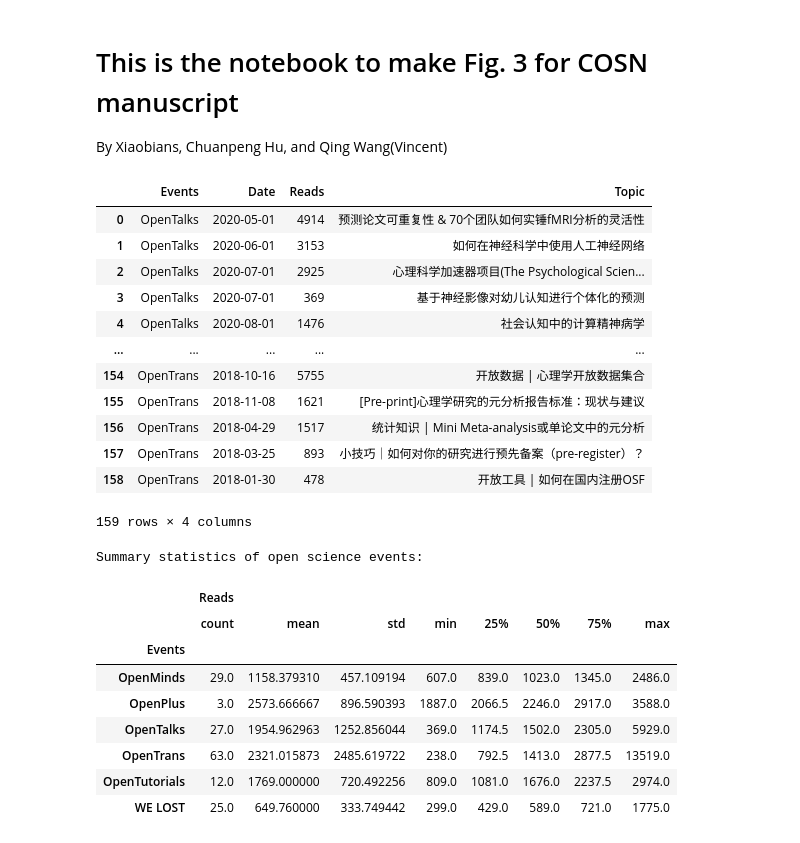
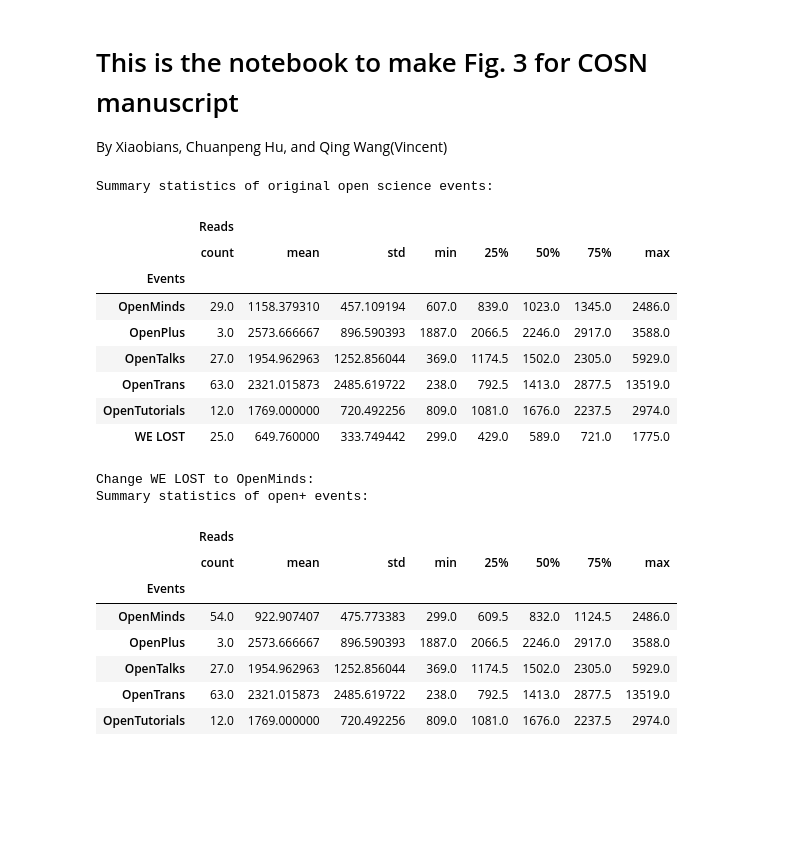
Before and after one commit to Chinese-Open-Science-Network/COSN_Manuscript, a Jupyter notebook: notebooks/cosn_fig3.ipynb, the cells around one changed output. Cells and saved outputs as stored; diff of their text form; code cells hidden in the pictures; blank space fills up the shorter version.

```diff
--- a/notebooks/cosn_fig3.ipynb
+++ b/notebooks/cosn_fig3.ipynb
@@ -11,58 +11,70 @@ import pandas as pd
 import numpy as np
 import seaborn as sns
 import matplotlib.pyplot as plt
+from datetime import datetime
 
 # Read data
 data_dir = Path(proj_path_str) / 'data'
 fig_dir = Path(proj_path_str) / 'figs'
 
 data_tab_file  = data_dir / 'cosn_events.csv'
 data_df = pd.read_csv(data_tab_file, sep=',', header=0, index_col=None)
 
 # format time string
 def date2x(df, event_, MODE):
-    from datetime import datetime
     same_df = df[df['Events']!=event_].copy()
     tmp_df  = df[df['Events']==event_].copy()
     if MODE=='y-m':
         tmp_df['Date'] = [datetime.strptime(x.strip(' '), '%m/%d/%Y').strftime("%Y-%m") for x in tmp_df['Date']]
     elif MODE=='y.m':
-        same_df['Date'] = [datetime.strptime(x.strip(' '), '%Y-%m').strftime("%Y.%m") for x in same_df['Date']]
+        same_df['Date'] = [datetimedatetime.strptime(x.strip(' '), '%Y-%m').strftime("%Y.%m") for x in same_df['Date']]
         tmp_df['Date']  = [datetime.strptime(x.strip(' '), '%m/%d/%Y').strftime("%Y.%m") for x in tmp_df['Date']]
     elif MODE=='DateTime':
         same_df['Date'] = [datetime.strptime(x.strip(' '), '%Y-%m') for x in same_df['Date']]
         tmp_df['Date']  = [datetime.strptime(x.strip(' '), '%m/%d/%Y') for x in tmp_df['Date']]
     else:
         print("Nothing done...")
         return df
     return pd.concat([same_df, tmp_df])
 
 data_df=date2x(data_df, 'OpenTrans', 'DateTime')
-display(data_df)
-print('Summary statistics of open science events:')
-data_df.groupby('Events').describe()
+raw_df = data_df.copy()
+print('Summary statistics of original open science events:')
+display(raw_df.groupby('Events').describe())
+#
+print('\nChange WE LOST to OpenMinds:')
+data_df.loc[:,'Events'] = [ 'OpenMinds' if x =='WE LOST' else x for x in data_df.Events]
+print('Summary statistics of open+ events:')
+display(data_df.groupby('Events').describe())
+data_df['Ref']=data_df['Topic']
+
+events_list = ['OpenTrans', 'OpenTalks', 'OpenTutorials', 'OpenMinds', 'OpenPlus']
+ref_list    = ['Open face stimulus and tool collections', 'Sam Gershman, Advices for young investigators', 'E.-J. (Eric-Jan) Wagenmakers, Bayes Factor', 'Zhuoyi Fan, Classical statistics: p-value, CI and power', 'Christmas special event: Merry Industry']
+
+
+for event_str in events_list:
+    index_ref=events_list.index(event_str)
+    max_indx = data_df[data_df['Events']==event_str]['Reads'].idxmax()
+    data_df.iloc[max_indx, 4]= ref_list[index_ref]
 # %% [output]
+Summary statistics of original open science events:
-|  | Events | Date | Reads | Topic |
-| 0 | OpenTalks | 2020-05-01 | 4914 | 预测论文可重复性 & 70个团队如何实锤fMRI分析的灵活性 |
-| 1 | OpenTalks | 2020-06-01 | 3153 | 如何在神经科学中使用人工神经网络 |
-| 2 | OpenTalks | 2020-07-01 | 2925 | 心理科学加速器项目(The Psychological Scien... |
-| 3 | OpenTalks | 2020-07-01 | 369 | 基于神经影像对幼儿认知进行个体化的预测 |
-| 4 | OpenTalks | 2020-08-01 | 1476 | 社会认知中的计算精神病学 |
-| ... | ... | ... | ... | ... |
-| 154 | OpenTrans | 2018-10-16 | 5755 | 开放数据 | 心理学开放数据集合 |
-| 155 | OpenTrans | 2018-11-08 | 1621 | [Pre-print]心理学研究的元分析报告标准：现状与建议 |
-| 156 | OpenTrans | 2018-04-29 | 1517 | 统计知识 | Mini Meta-analysis或单论文中的元分析 |
-| 157 | OpenTrans | 2018-03-25 | 893 | 小技巧｜如何对你的研究进行预先备案（pre-register）？ |
-| 158 | OpenTrans | 2018-01-30 | 478 | 开放工具 | 如何在国内注册OSF |
+|  | Reads |  |  |  |  |  |  |  |
+|  | count | mean | std | min | 25% | 50% | 75% | max |
+| Events |  |  |  |  |  |  |  |  |
+| OpenMinds | 29.0 | 1158.379310 | 457.109194 | 607.0 | 839.0 | 1023.0 | 1345.0 | 2486.0 |
+| OpenPlus | 3.0 | 2573.666667 | 896.590393 | 1887.0 | 2066.5 | 2246.0 | 2917.0 | 3588.0 |
+| OpenTalks | 27.0 | 1954.962963 | 1252.856044 | 369.0 | 1174.5 | 1502.0 | 2305.0 | 5929.0 |
+| OpenTrans | 63.0 | 2321.015873 | 2485.619722 | 238.0 | 792.5 | 1413.0 | 2877.5 | 13519.0 |
+| OpenTutorials | 12.0 | 1769.000000 | 720.492256 | 809.0 | 1081.0 | 1676.0 | 2237.5 | 2974.0 |
+| WE LOST | 25.0 | 649.760000 | 333.749442 | 299.0 | 429.0 | 589.0 | 721.0 | 1775.0 |
-159 rows × 4 columns
-Summary statistics of open science events:
+Change WE LOST to OpenMinds:
+Summary statistics of open+ events:
 |  | Reads |  |  |  |  |  |  |  |
 |  | count | mean | std | min | 25% | 50% | 75% | max |
 | Events |  |  |  |  |  |  |  |  |
-| OpenMinds | 29.0 | 1158.379310 | 457.109194 | 607.0 | 839.0 | 1023.0 | 1345.0 | 2486.0 |
+| OpenMinds | 54.0 | 922.907407 | 475.773383 | 299.0 | 609.5 | 832.0 | 1124.5 | 2486.0 |
 | OpenPlus | 3.0 | 2573.666667 | 896.590393 | 1887.0 | 2066.5 | 2246.0 | 2917.0 | 3588.0 |
 | OpenTalks | 27.0 | 1954.962963 | 1252.856044 | 369.0 | 1174.5 | 1502.0 | 2305.0 | 5929.0 |
 | OpenTrans | 63.0 | 2321.015873 | 2485.619722 | 238.0 | 792.5 | 1413.0 | 2877.5 | 13519.0 |
 | OpenTutorials | 12.0 | 1769.000000 | 720.492256 | 809.0 | 1081.0 | 1676.0 | 2237.5 | 2974.0 |
-| WE LOST | 25.0 | 649.760000 | 333.749442 | 299.0 | 429.0 | 589.0 | 721.0 | 1775.0 |
 # %%
```
Also changed, not shown: parts of 3 cells of this notebook, 1 other file.
